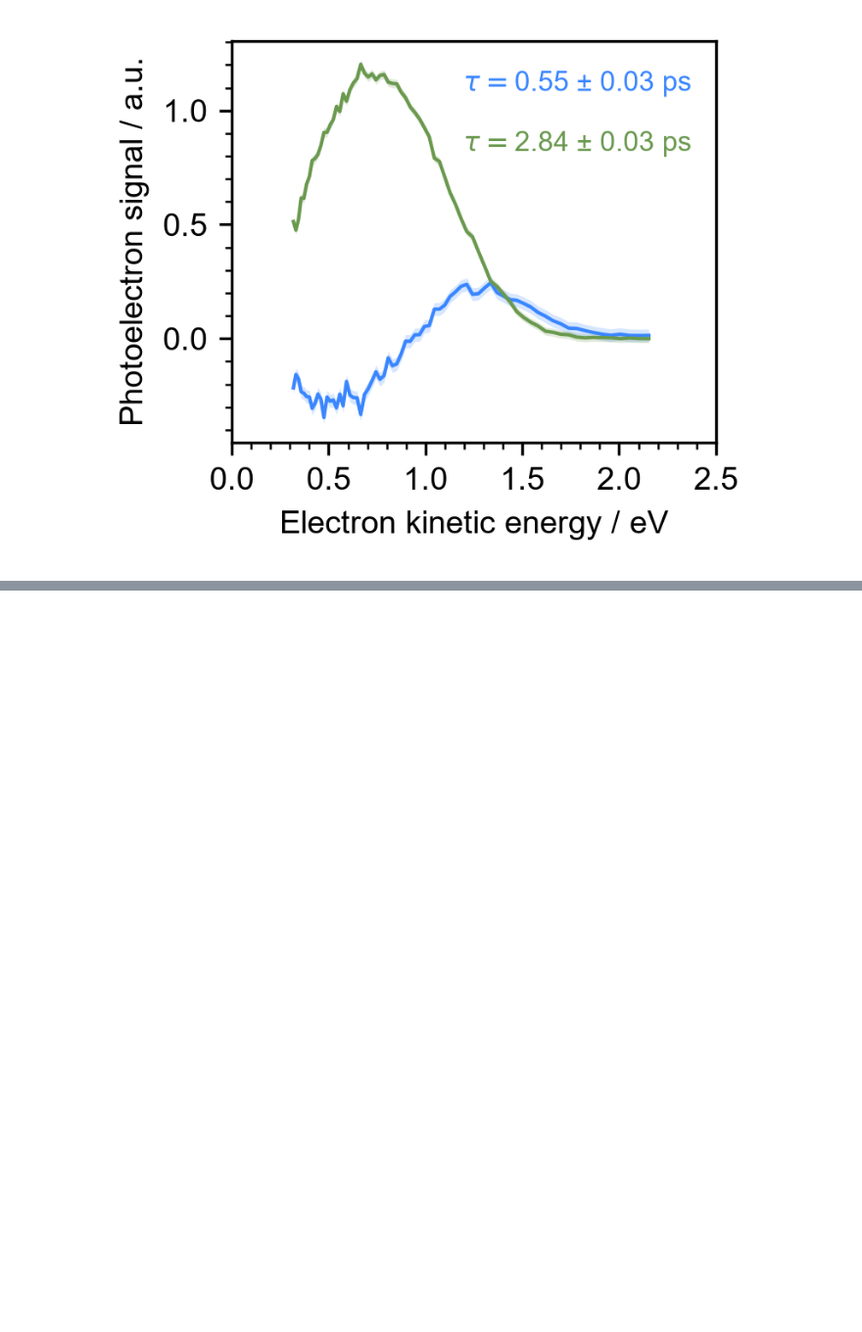
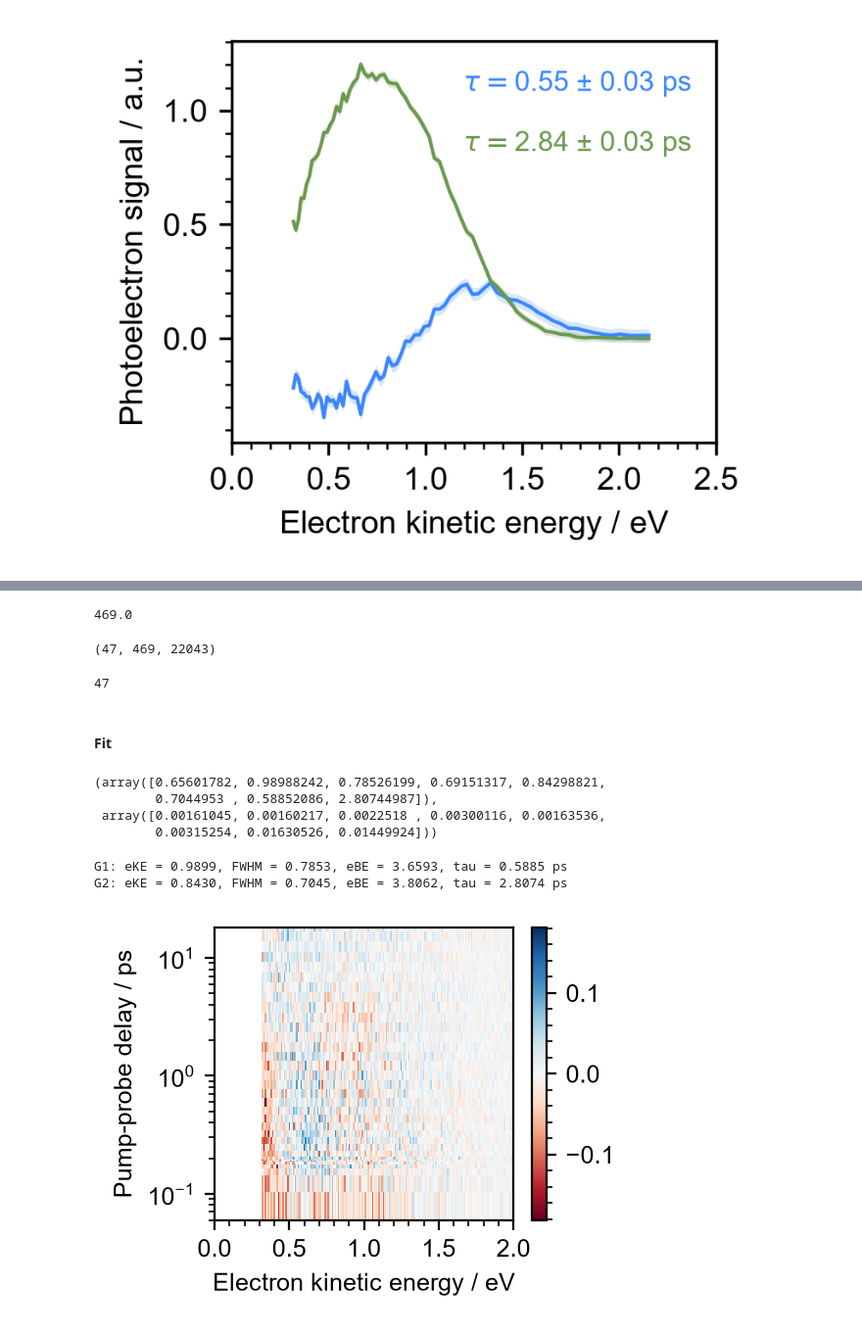
Before and after one commit to edosim/TRPESanalysis, a Jupyter notebook: KineticFitting.ipynb, the cells around one changed output, grey strips where cells are left out. Shown at 98% size. Saved outputs shown, nothing was run; the diff lists cells and outputs as text; code cells hidden in the pictures; blank space fills up the shorter version.

```diff
--- a/KineticFitting.ipynb
+++ b/KineticFitting.ipynb
@@ -261,0 +672,72 @@ Text(0, 0.5, 'Photoelectron signal / a.u.')
+# %%
+#Flatten energies
+energies = np.arange(0.01,5.01,0.01)
+flat_energies = np.tile(energies,len(delays_grid))
+
+
+delays=None
+# %%
+# Rebin and flatten spectra
+flat_spectra  =np.array(subtracted_grid).T.flatten()
+flat_spectra.shape[0]/len(delays_grid)
+# %% [output]
+469.0
+# %%
+len(delays_grid),len(energies_grid),flat_spectra.shape[0]
+# %% [output]
+(47, 469, 22043)
+# %%
+retr_model.delays_length
+# %% [output]
+47
+# %% [markdown]
+#### Fit
+# %%
+p0 = [1,1.,.7,
+      1,0.8,.7,
+     0.5,2.8]
+
+params,pcov = curve_fit(retr_model.global_fit,flat_energies,flat_spectra,
+                        p0 = p0,bounds=(0,np.inf),)
+perrs = np.sqrt(np.diag(pcov))
+params,perrs
+# %% [output]
+(array([0.65601782, 0.98988242, 0.78526199, 0.69151317, 0.84298821,
+        0.7044953 , 0.58852086, 2.80744987]),
+ array([0.00161045, 0.00160217, 0.0022518 , 0.00300116, 0.00163536,
+        0.00315254, 0.01630526, 0.01449924]))
+# %%
+print(f"G1: eKE = {params[1]:.4f}, FWHM = {params[2]:.4f}, eBE = {1239.8/266.67- params[1]:.4f}, tau = {params[6]:.4f} ps")
+print(f"G2: eKE = {params[4]:.4f}, FWHM = {params[5]:.4f}, eBE = {1239.8/266.67- params[4]:.4f}, tau = {params[7]:.4f} ps")
+# %% [output]
+G1: eKE = 0.9899, FWHM = 0.7853, eBE = 3.6593, tau = 0.5885 ps
+G2: eKE = 0.8430, FWHM = 0.7045, eBE = 3.8062, tau = 2.8074 ps
+# %%
+fig,ax = plt.subplots()
+fig.set_dpi(200)
+fig.set_size_inches(20/3.2/2.54,15.5/3.2/2.5)
+
+# energies_grid = energies[energies>=min_eKE]
+
+
+im0 = ax.pcolormesh(energies_grid,
+                    delays_grid,
+                    flat_spectra.reshape(subtracted_grid.shape[::-1]).T-
+                    retr_model.global_fit(flat_energies,*params).reshape(subtracted_grid.shape[::-1]).T,
+                    cmap='RdBu',
+                    # shading='gouraud',
+                    norm = mcolors.CenteredNorm()
+                   )
+ax.set_xlim(0,2)
+ax.set_yscale('log')
+ax.set_ylim(0.06,18)
+ax.set_xlabel("Electron kinetic energy / eV")
+ax.set_ylabel("Pump-probe delay / ps")
+
+ax.xaxis.set_major_locator(MultipleLocator(.5))
+ax.xaxis.set_minor_locator(MultipleLocator(.1))
+cbar = plt.colorbar(im0)
+cbar.ax.yaxis.set_major_locator(MultipleLocator(.1))
+cbar.ax.yaxis.set_minor_locator(MultipleLocator(.02))
+# %% [output]
+[figure, added]
```
Also changed, not shown: parts of 42 cells of this notebook.
